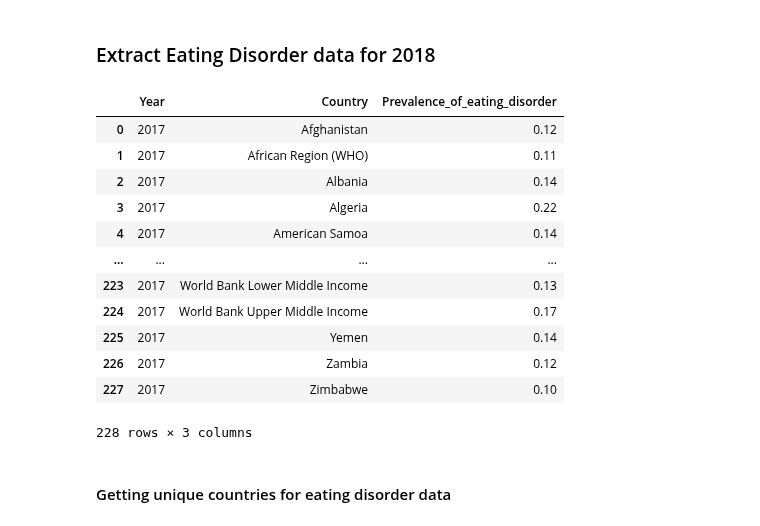
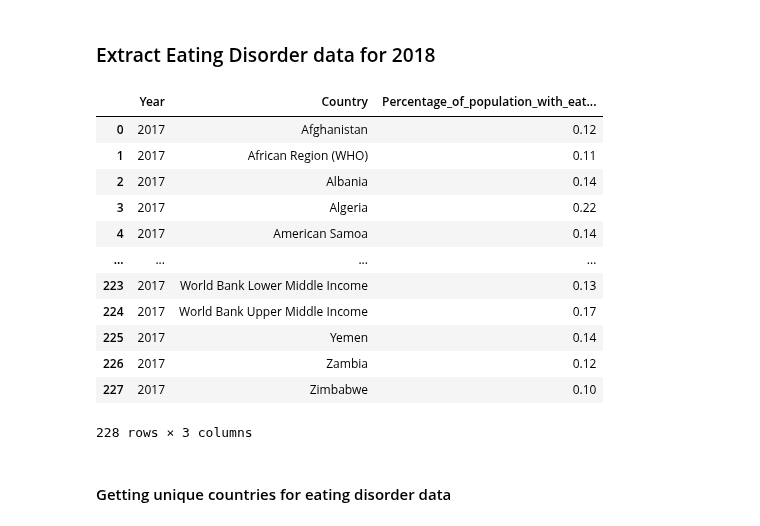
Before and after one commit to tanjoash/2D_data_driven_world, a Jupyter notebook: 2dwork/2D DDW.ipynb, the cells around one changed output. Drawn from its saved outputs; the diff is of its cells as text; code cells hidden in the pictures.

```diff
--- a/2dwork/2D DDW.ipynb
+++ b/2dwork/2D DDW.ipynb
@@ -216,14 +216,14 @@ df_water_countries = df2017_water.Country.unique()
 # %%
 df_eating_disorder = pd.read_csv("DDW_Eating Disorder.csv")
 df_eating_disorder = df_eating_disorder[df_eating_disorder["Prevalence - Eating disorders - Sex: Both - Age: Age-standardized (Percent)"].notna()]
 df_eating_disorder = df_eating_disorder.rename(columns = {"Entity": "Country", "Prevalence - Eating disorders - Sex: Both - Age: Age-standardized (Percent)":"Prevalence"})
 df2017_eating_disorder = df_eating_disorder[(df_eating_disorder["Year"] == 2017)]
 df2017_eating_disorder = df2017_eating_disorder[["Year", "Country", "Prevalence"]]
-df2017_eating_disorder = df2017_eating_disorder.rename(columns = {"Prevalence": "Prevalence_of_eating_disorder"})
+df2017_eating_disorder = df2017_eating_disorder.rename(columns = {"Prevalence": "Percentage_of_population_with_eating_disorder"})
 df2017_eating_disorder = df2017_eating_disorder.reset_index(drop=True)
 df2017_eating_disorder
 # %% [output]
-|  | Year | Country | Prevalence_of_eating_disorder |
+|  | Year | Country | Percentage_of_population_with_eat... |
 | 0 | 2017 | Afghanistan | 0.12 |
 | 1 | 2017 | African Region (WHO) | 0.11 |
 | 2 | 2017 | Albania | 0.14 |
```
Also changed, not shown: parts of 5 cells of this notebook.
